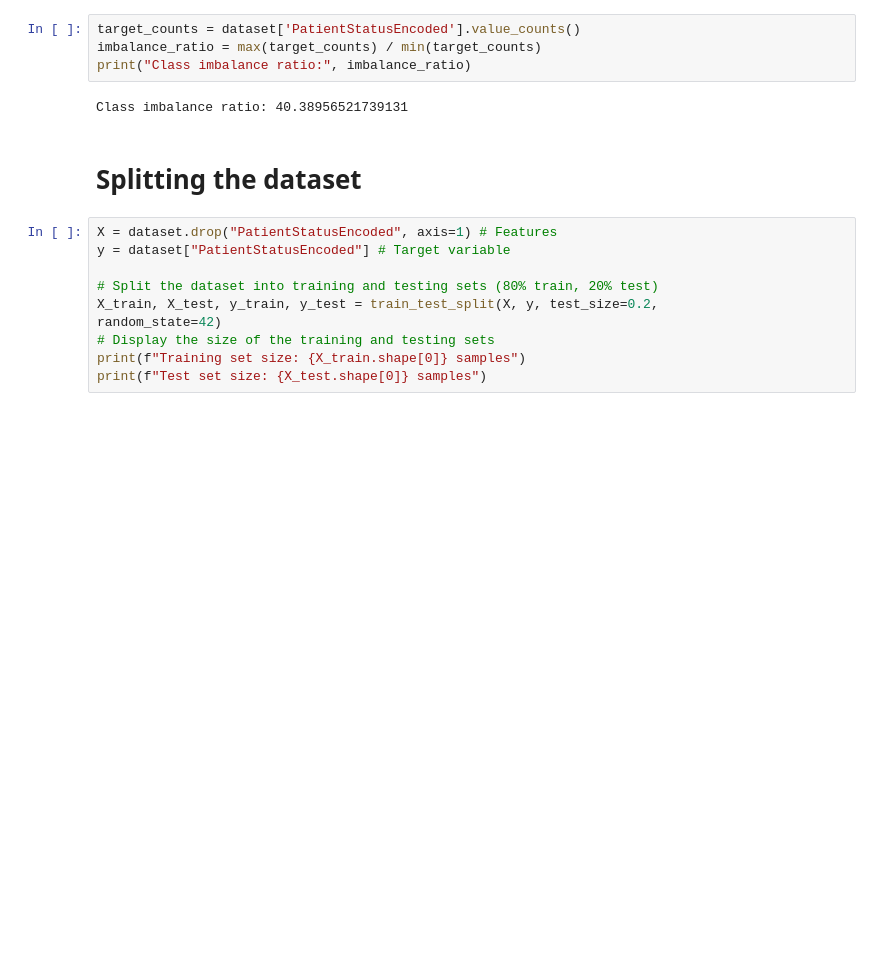
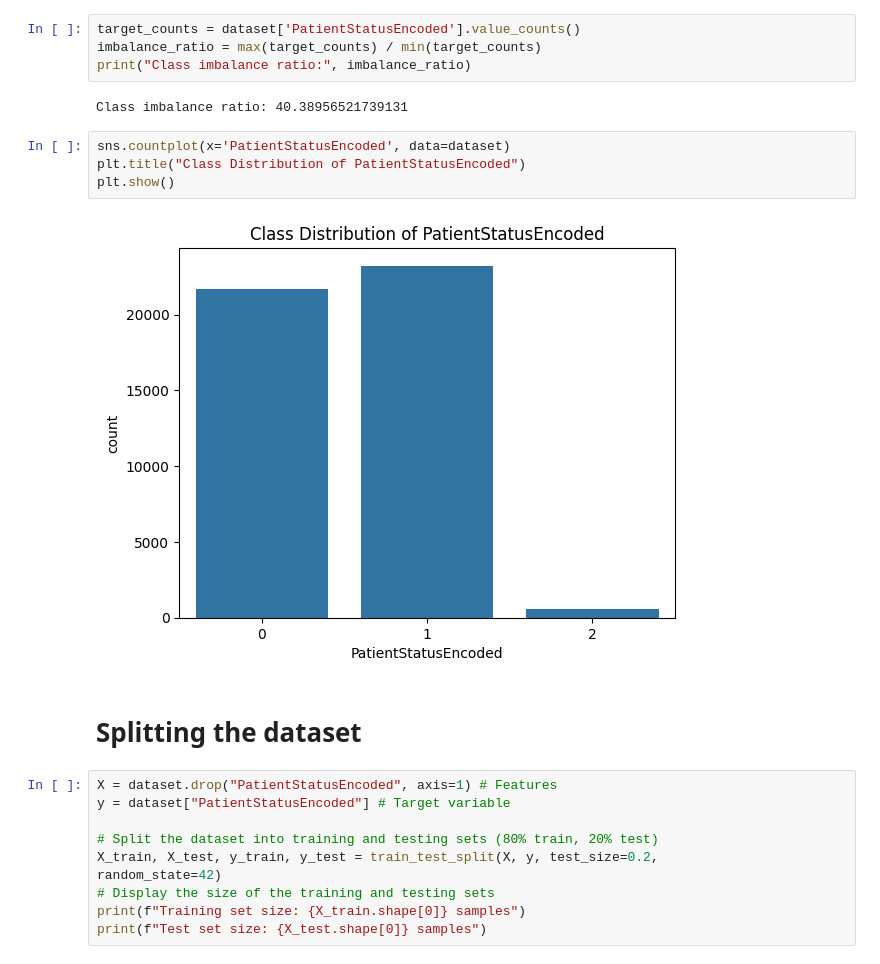
Before and after one commit to Shahrukhzx/CSE445-Project, a Jupyter notebook: InnovaTech.ipynb, the cells around one changed output. Drawn from its saved outputs; the diff is of its cells as text; blank space fills up the shorter version.

```diff
--- a/InnovaTech.ipynb
+++ b/InnovaTech.ipynb
@@ -422,6 +425,12 @@ imbalance_ratio = max(target_counts) / min(target_counts)
 print("Class imbalance ratio:", imbalance_ratio)
 # %% [output]
 Class imbalance ratio: 40.38956521739131
+# %%
+sns.countplot(x='PatientStatusEncoded', data=dataset)
+plt.title("Class Distribution of PatientStatusEncoded")
+plt.show()
+# %% [output]
+[figure, added]
 # %% [markdown]
 # Splitting the dataset
 # %%
```
Also changed, not shown: parts of 46 cells of this notebook, 1 other file.
